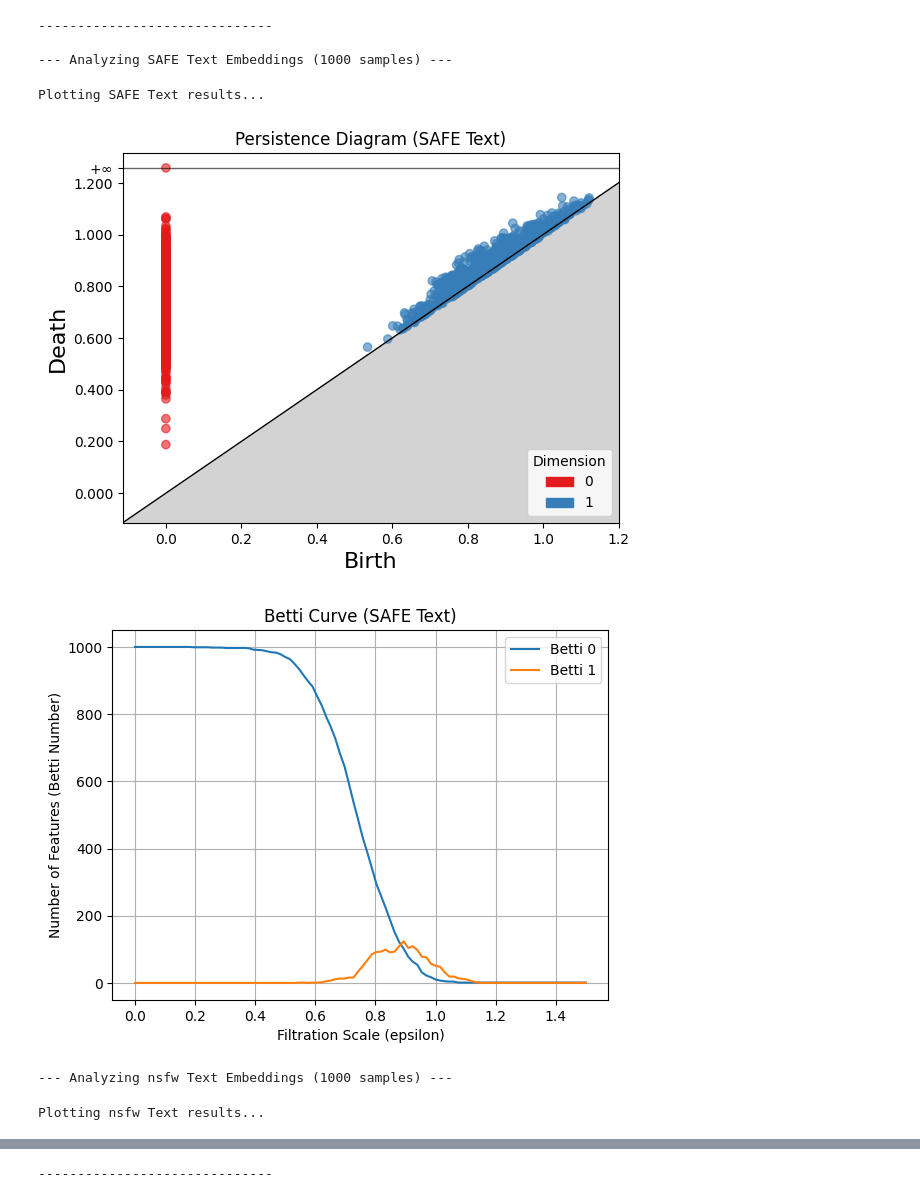
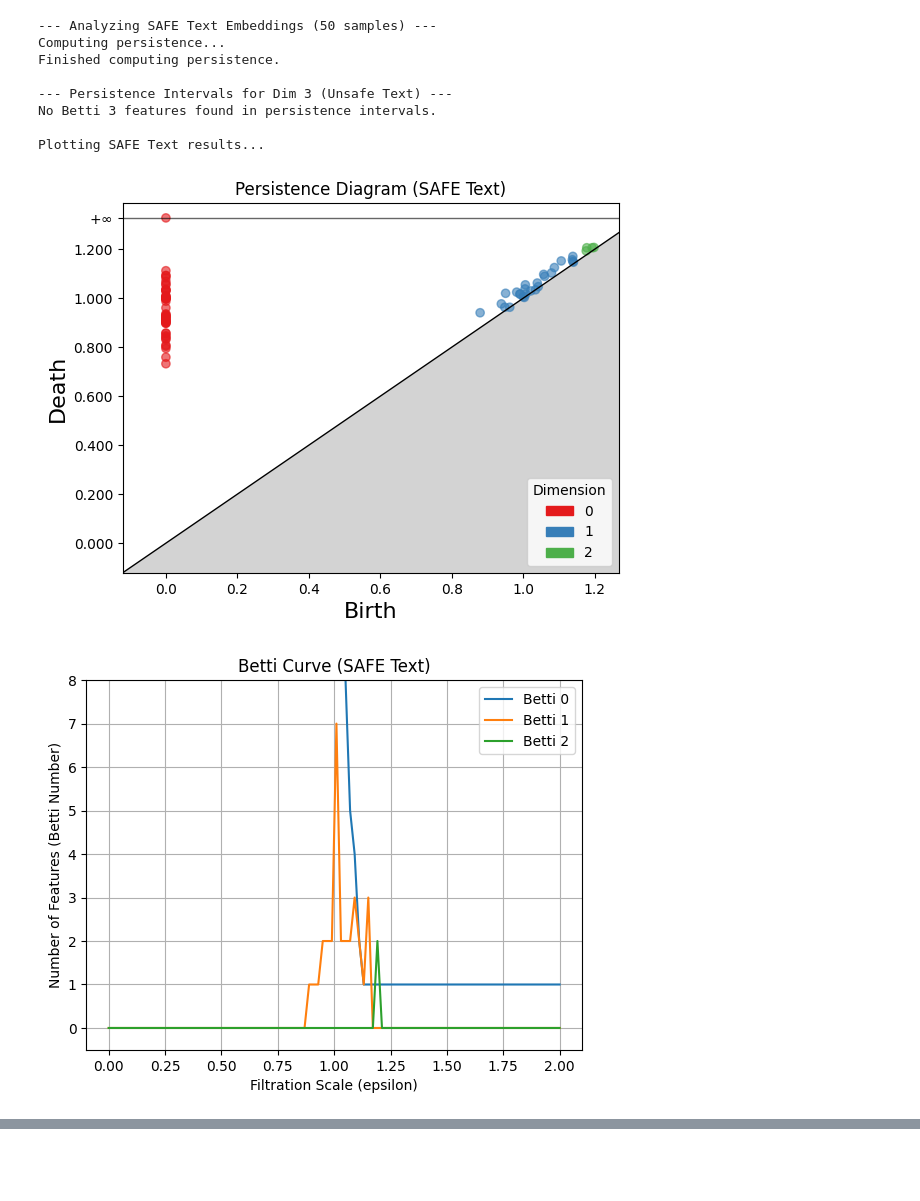
Before and after one commit to fesvhtr/safe_tda, a Jupyter notebook: VISU_tda_analysis.ipynb, the cells around one changed output, grey strips where cells are left out. Cells and saved outputs as stored; diff of their text form; code cells hidden in the pictures; blank space fills up the shorter version.

```diff
--- a/VISU_tda_analysis.ipynb
+++ b/VISU_tda_analysis.ipynb
@@ -264,14 +24,3 @@ Loaded 5000 safe images and 5000 NSFW images
 Loading paired dataset...
 Loaded 5000 paired safe/NSFW items
 Total texts: 10000, Total images: 10000
-# %%
-def load_clip(model_name="ViT-L/14", device="cuda"):
-    if model_name == "longclip":
-        print("Loading Long-CLIP model...")
-        model, preprocess = longclip.load("/home/muzammal/Projects/safe_proj/long_safe_clip/weights/longclip-L.pt", device=device)
-        tokenizer = longclip.tokenize
-    elif model_name == "ViT-L/14":
-        print("Loading CLIP model...")
-        model, preprocess = clip.load(model_name, device=device)
-        tokenizer = clip.tokenize
-    return model, preprocess, tokenizer
@@ -371,0 +27,20 @@ text_features shape: torch.Size([5000, 768])
+# %%
+from utils.model_utils import load_clip
+from utils.dataset import extract_text_embeddings, extract_image_embeddings
+
+model_name = "ViT-L/14"  # or "longclip"
+clip_model, clip_preprocess, clip_tokenizer = load_clip(model_name, device)
+print("-" * 30)
+
+# --- Option A: Analyze Text Embeddings ---
+print("Extracting safe TEXT embeddings...")
+safe_text_embeddings = extract_text_embeddings(safe_texts, clip_model, clip_tokenizer, device, batch_size=64)
+print("Extracting nsfw TEXT embeddings...")
+nsfw_text_embeddings = extract_text_embeddings(nsfw_texts, clip_model, clip_tokenizer, device, batch_size=64)
+analysis_label = "Text"
+# --- Option B: Analyze Image Embeddings ---
+# print("Extracting safe IMAGE embeddings...")
+# safe_image_embeddings = extract_image_embeddings(safe_image_paths, clip_model, clip_preprocess, device, BATCH_SIZE_IMAGE)
+# print("Extracting nsfw IMAGE embeddings...")
+# nsfw_image_embeddings = extract_image_embeddings(nsfw_image_paths, clip_model, clip_preprocess, device, BATCH_SIZE_IMAGE)
+# analysis_label = "Image"
@@ -372,17 +54,15 @@ text_features shape: torch.Size([5000, 768])
 # %%
-print("-" * 30)
-# 5. Perform TDA and Plot
-# Rely on errors from analyze_and_plot_tda if issues occur (e.g., empty embeddings fed in)
-persistence_safe, betti_safe = analyze_and_plot_tda(safe_text_embeddings[:1000], f"SAFE {analysis_label}",max_filt_scale=1.5,max_hom_dim=2,threshold_count=100)
-
-persistence_nsfw, betti_nsfw = analyze_and_plot_tda(nsfw_text_embeddings[:1000], f"nsfw {analysis_label}",max_filt_scale=1.5,max_hom_dim=2,threshold_count=100)
-print("-" * 30)
+x = 1050
+persistence_safe, betti_safe = analyze_and_plot_tda(safe_text_embeddings[x:x+50], f"SAFE {analysis_label}",complex='rips',max_filt_scale=2,max_hom_dim=5,threshold_count=100)
+persistence_nsfw, betti_nsfw = analyze_and_plot_tda(nsfw_text_embeddings[x:x+50], f"nsfw {analysis_label}",complex='rips',max_filt_scale=2,max_hom_dim=5,threshold_count=100)
 # %% [output]
-------------------------------
+--- Analyzing SAFE Text Embeddings (50 samples) ---
+Computing persistence...
+Finished computing persistence.
 
---- Analyzing SAFE Text Embeddings (1000 samples) ---
+--- Persistence Intervals for Dim 3 (Unsafe Text) ---
+No Betti 3 features found in persistence intervals.
+
+Plotting SAFE Text results...
-Plotting SAFE Text results...
-[figure, old version]
+[figure, new version]
-[figure, old version]
+[figure, new version]
---- Analyzing nsfw Text Embeddings (1000 samples) ---
-Plotting nsfw Text results...
@@ -391 +79,0 @@ Plotting nsfw Text results...
-------------------------------
```
Also changed, not shown: parts of 8 cells of this notebook, 10 other files.
